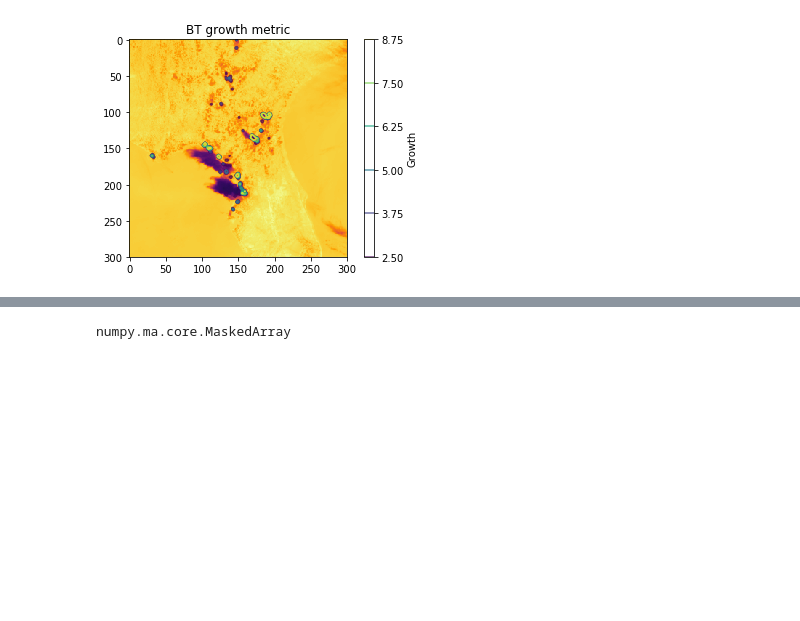
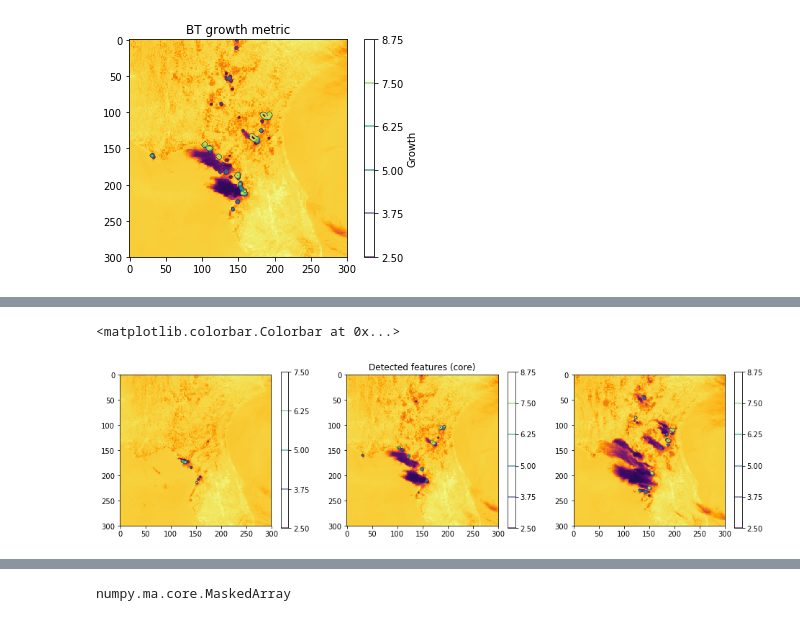
Before and after one commit to w-k-jones/python_toolbox, a Jupyter notebook: examples/Flow_tracking_example.ipynb, the cells around one changed output, grey strips where cells are left out. Cells and saved outputs as stored; diff of their text form; code cells hidden in the pictures; blank space fills up the shorter version.

```diff
--- a/examples/Flow_tracking_example.ipynb
+++ b/examples/Flow_tracking_example.ipynb
@@ -177,3 +226,21 @@ Text(0.5,1,'BT growth metric')
+# %%
+fig, ax = plt.subplots(1,3,figsize=(16,4))
+
+m0 = ax[0].imshow(C13_data[12],cmap='inferno',vmin=190,vmax=310)
+c0 = ax[0].contour(bt_growth[12],np.arange(2.5,11.25,1.25), alpha=0.75)
+plt.colorbar(c0, ax=ax[0])
+
+m1 = ax[1].imshow(C13_data[24],cmap='inferno',vmin=190,vmax=310)
+c1 = ax[1].contour(bt_growth[24],np.arange(2.5,11.25,1.25), alpha=0.75)
+plt.colorbar(c1, ax=ax[1])
+ax[1].set_title('Detected features (core)')
+
+m2 = ax[2].imshow(C13_data[36],cmap='inferno',vmin=190,vmax=310)
+c2 = ax[2].contour(bt_growth[36],np.arange(2.5,11.25,1.25), alpha=0.75)
+plt.colorbar(c2, ax=ax[2])
+# %% [output]
+<matplotlib.colorbar.Colorbar at 0x...>
+[figure, added]
 # %%
 upper_thresh = -5
 lower_thresh = -15
```
Also changed, not shown: parts of 28 cells of this notebook, 2 other files.
